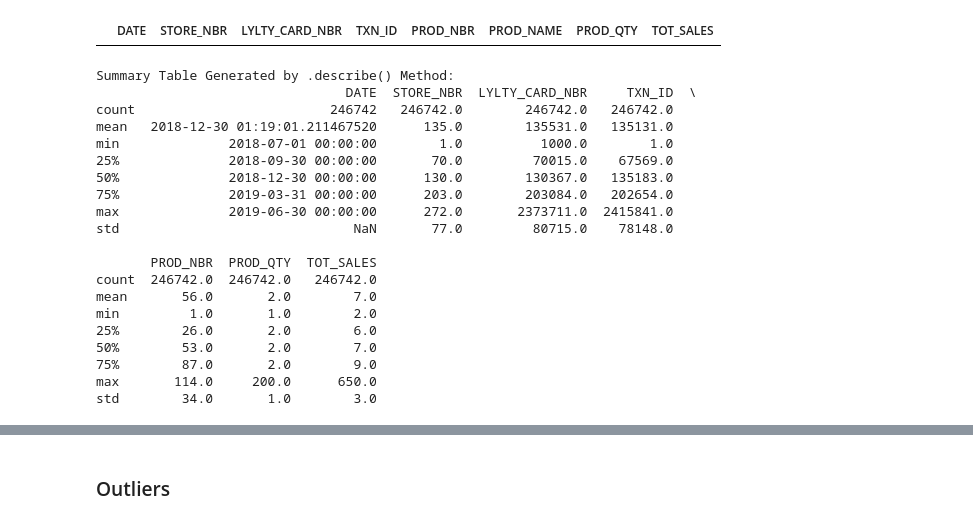
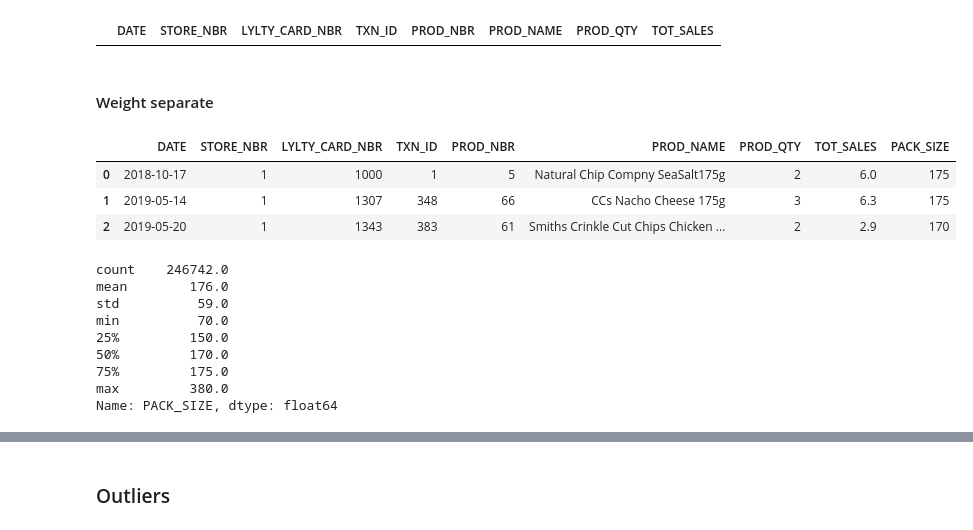
Before and after one commit to Ekatskoropud/Quantium, a Jupyter notebook: Task 1/EDA and Data cleaning.ipynb, the cells around one changed output, grey strips where cells are left out. Drawn from its saved outputs; the diff is of its cells as text; code cells hidden in the pictures.

```diff
--- a/Task 1/EDA and Data cleaning.ipynb
+++ b/Task 1/EDA and Data cleaning.ipynb
@@ -235,27 +215,25 @@ df
 df[df["PROD_NAME"].str.contains("salsa", case=False)]
 # %% [output]
 |  | DATE | STORE_NBR | LYLTY_CARD_NBR | TXN_ID | PROD_NBR | PROD_NAME | PROD_QTY | TOT_SALES |
-# %%
-print("\nSummary Table Generated by .describe() Method:")
-print(df.describe().round())
-# %% [output]
-Summary Table Generated by .describe() Method:
-                                DATE  STORE_NBR  LYLTY_CARD_NBR     TXN_ID  \
-count                         246742   246742.0        246742.0   246742.0
-mean   2018-12-30 01:19:01.211467520      135.0        135531.0   135131.0
-min              2018-07-01 00:00:00        1.0          1000.0        1.0
-25%              2018-09-30 00:00:00       70.0         70015.0    67569.0
-50%              2018-12-30 00:00:00      130.0        130367.0   135183.0
-75%              2019-03-31 00:00:00      203.0        203084.0   202654.0
-max              2019-06-30 00:00:00      272.0       2373711.0  2415841.0
-std                              NaN       77.0         80715.0    78148.0
-
-       PROD_NBR  PROD_QTY  TOT_SALES
-count  246742.0  246742.0   246742.0
-mean       56.0       2.0        7.0
-min         1.0       1.0        2.0
-25%        26.0       2.0        6.0
-50%        53.0       2.0        7.0
-75%        87.0       2.0        9.0
-max       114.0     200.0      650.0
-std        34.0       1.0        3.0
+# %% [markdown]
+#### Weight separate
+# %%
+df["PACK_SIZE"] = df["PROD_NAME"].str.extract(r"(\d+)").astype(int)
+df.head(3)
+# %% [output]
+|  | DATE | STORE_NBR | LYLTY_CARD_NBR | TXN_ID | PROD_NBR | PROD_NAME | PROD_QTY | TOT_SALES | PACK_SIZE |
+| 0 | 2018-10-17 | 1 | 1000 | 1 | 5 | Natural Chip Compny SeaSalt175g | 2 | 6.0 | 175 |
+| 1 | 2019-05-14 | 1 | 1307 | 348 | 66 | CCs Nacho Cheese 175g | 3 | 6.3 | 175 |
+| 2 | 2019-05-20 | 1 | 1343 | 383 | 61 | Smiths Crinkle Cut Chips Chicken ... | 2 | 2.9 | 170 |
+# %%
+df["PACK_SIZE"].describe().round()
+# %% [output]
+count    246742.0
+mean        176.0
+std          59.0
+min          70.0
+25%         150.0
+50%         170.0
+75%         175.0
+max         380.0
+Name: PACK_SIZE, dtype: float64
```
Also changed, not shown: parts of 15 cells of this notebook.
